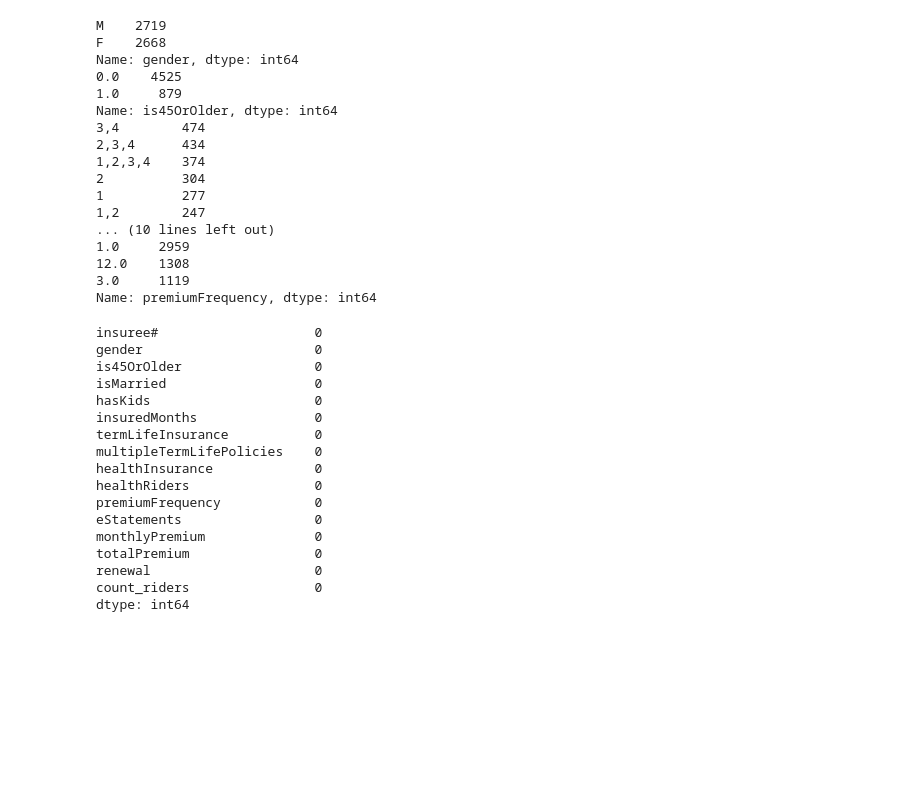
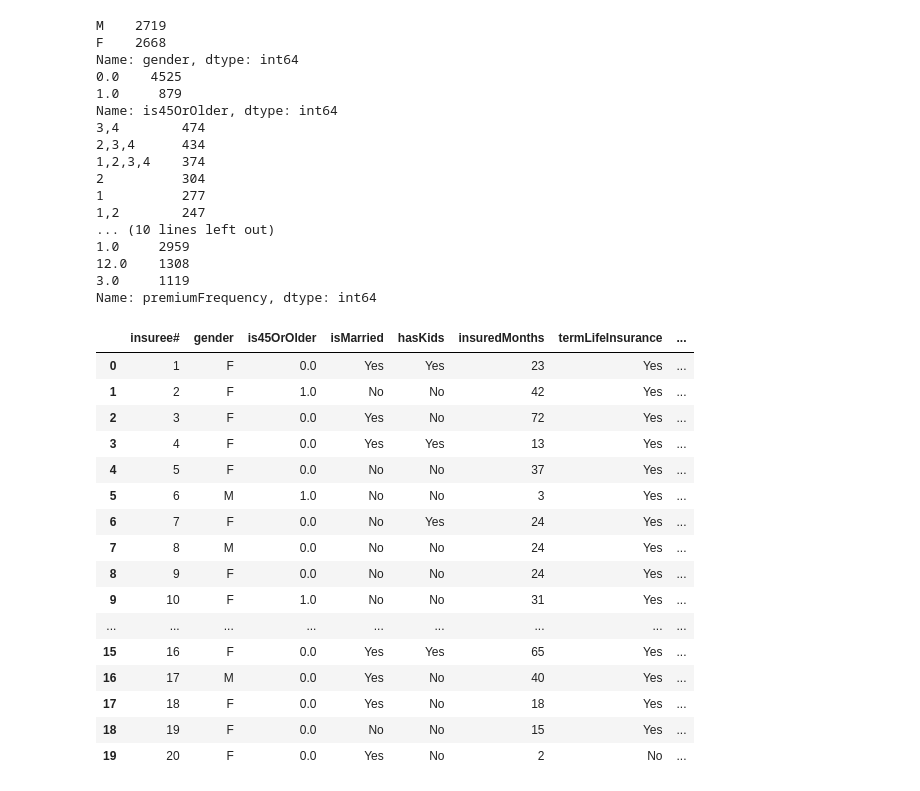
Before and after one commit to Tat-sheng/govtech_vica, a Jupyter notebook: VICA_tatsheng.ipynb, the cells around one changed output. Drawn from its saved outputs; the diff is of its cells as text; code cells hidden in the pictures; blank space fills up the shorter version.

```diff
--- a/VICA_tatsheng.ipynb
+++ b/VICA_tatsheng.ipynb
@@ -70,36 +73,35 @@ Name: is45OrOlder, dtype: int64
 3.0     1119
 Name: premiumFrequency, dtype: int64
 # %%
-## Dealing with NA Values
-
+### Dealing with NA Values
 # Gender: Remove all NAs as there is no way for us to fill an arbitrary gender
 df = df[df.gender.notna()]
 
 # is45OrOlder: Remove all NAs as there is no way for us to fill an arbitrary age
 df = df[df.is45OrOlder.notna()]
 
 # healthRiders: change all values to 0 as there may be people with policies without riders
-df.loc[df.healthRiders.isna()] = 0
+df.healthRiders.loc[df.healthRiders.isna()] = 0
 
 # premiumFrequency: change all values to 0 as premium can be fully paid
-df.loc[df.premiumFrequency.isna()] = 0
+df.premiumFrequency.loc[df.premiumFrequency.isna()] = 0
 
-df.isna().sum().sort_values()
+df.head(20)
 # %% [output]
-insuree#                    0
-gender                      0
-is45OrOlder                 0
-isMarried                   0
-hasKids                     0
-insuredMonths               0
-termLifeInsurance           0
-multipleTermLifePolicies    0
-healthInsurance             0
-healthRiders                0
-premiumFrequency            0
-eStatements                 0
-monthlyPremium              0
-totalPremium                0
-renewal                     0
-count_riders                0
-dtype: int64
+|  | insuree# | gender | is45OrOlder | isMarried | hasKids | insuredMonths | termLifeInsurance | ... |
+| 0 | 1 | F | 0.0 | Yes | Yes | 23 | Yes | ... |
+| 1 | 2 | F | 1.0 | No | No | 42 | Yes | ... |
+| 2 | 3 | F | 0.0 | Yes | No | 72 | Yes | ... |
+| 3 | 4 | F | 0.0 | Yes | Yes | 13 | Yes | ... |
+| 4 | 5 | F | 0.0 | No | No | 37 | Yes | ... |
+| 5 | 6 | M | 1.0 | No | No | 3 | Yes | ... |
+| 6 | 7 | F | 0.0 | No | Yes | 24 | Yes | ... |
+| 7 | 8 | M | 0.0 | No | No | 24 | Yes | ... |
+| 8 | 9 | F | 0.0 | No | No | 24 | Yes | ... |
+| 9 | 10 | F | 1.0 | No | No | 31 | Yes | ... |
+| ... | ... | ... | ... | ... | ... | ... | ... | ... |
+| 15 | 16 | F | 0.0 | Yes | Yes | 65 | Yes | ... |
+| 16 | 17 | M | 0.0 | Yes | No | 40 | Yes | ... |
+| 17 | 18 | F | 0.0 | Yes | No | 18 | Yes | ... |
+| 18 | 19 | F | 0.0 | No | No | 15 | Yes | ... |
+| 19 | 20 | F | 0.0 | Yes | No | 2 | No | ... |
```
Also changed, not shown: parts of 5 cells of this notebook.
